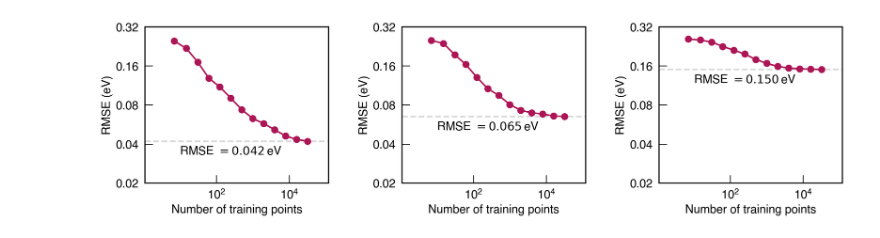
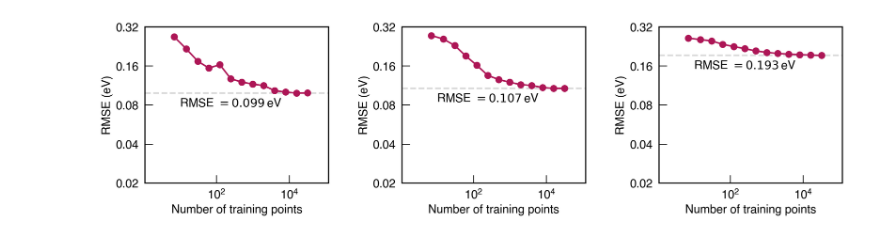
Before and after one commit to ZoeFaureBeaulieu/cg-gpr, a Jupyter notebook: notebooks/learning_curve_plot.ipynb, the cells around one changed output. Cells and saved outputs as stored; diff of their text form; code cells hidden in the pictures.

```diff
--- a/notebooks/learning_curve_plot.ipynb
+++ b/notebooks/learning_curve_plot.ipynb
@@ -12,24 +12,24 @@ struct_types = ['atomistic','cg','A_cg']
 # %%
 size = 4
 fig, axs = plt.subplots(ncols=3,figsize=(4*size,size*0.9))
-l_max = 8
+l_max = 0
 colour = '#AD1656'
 
 for s, ax in zip(struct_types,axs):
-    x, y, ticks, labels = get_learning_curve_data(s)
+    x, y, ticks, labels = get_learning_curve_data(s,l_max)
     ax.plot(x,y,marker='o',linewidth=2,markersize=8,color=colour)
 
     set_axes_labels(ax,'Number of training points','RMSE (eV)')
     set_axes_scale(ax,x_scale='log',y_scale='log')
     set_axes_ticks(ax,y_labels=labels,y_ticks=ticks,minor_ticks=False)
     ax.set_xlim(1.1,120000)
 
     # label the minimum rmse value
     ax.axhline(y=y.min(),linestyle='--',color='grey',linewidth=2,zorder=0,alpha=0.3)
     ax.text(10,y.min(),f'\nRMSE $= {y.min():.3f}\,$eV',fontsize=15,verticalalignment='center',linespacing=2.1,fontdict={'family':'Helvetica','weight':'bold'})
 
 plt.subplots_adjust(wspace=0.4)
 
-# plt.savefig(f'../figures/combined_learning_curves_FINAL.png',bbox_inches='tight')
+plt.savefig(f'../figures/combined_learning_curves_lmax{l_max}_FINAL.pdf',bbox_inches='tight')
 # %% [output]
-[figure, old version]
+[figure, new version]
```
Also changed, not shown: parts of 1 cell of this notebook, 23 other files.
